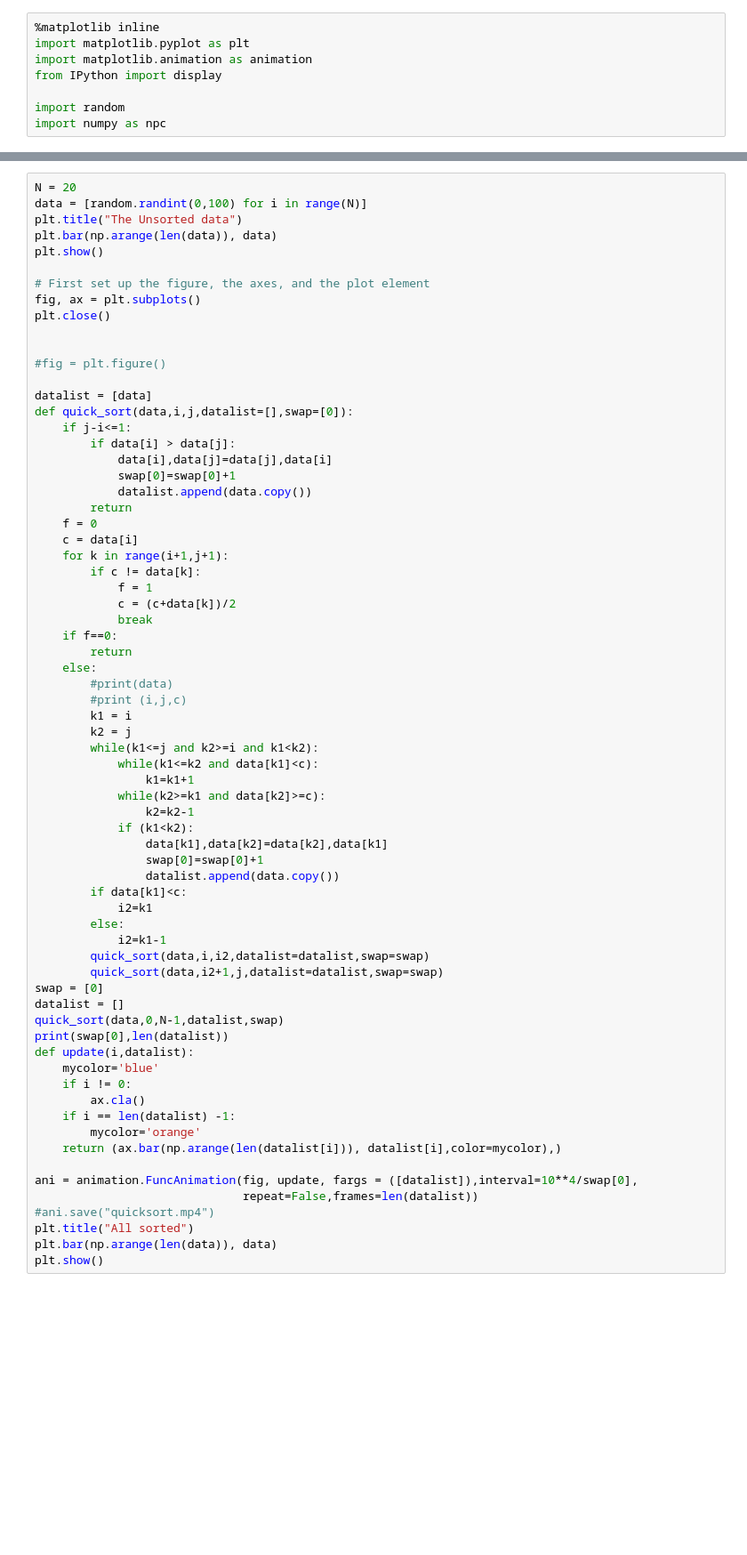
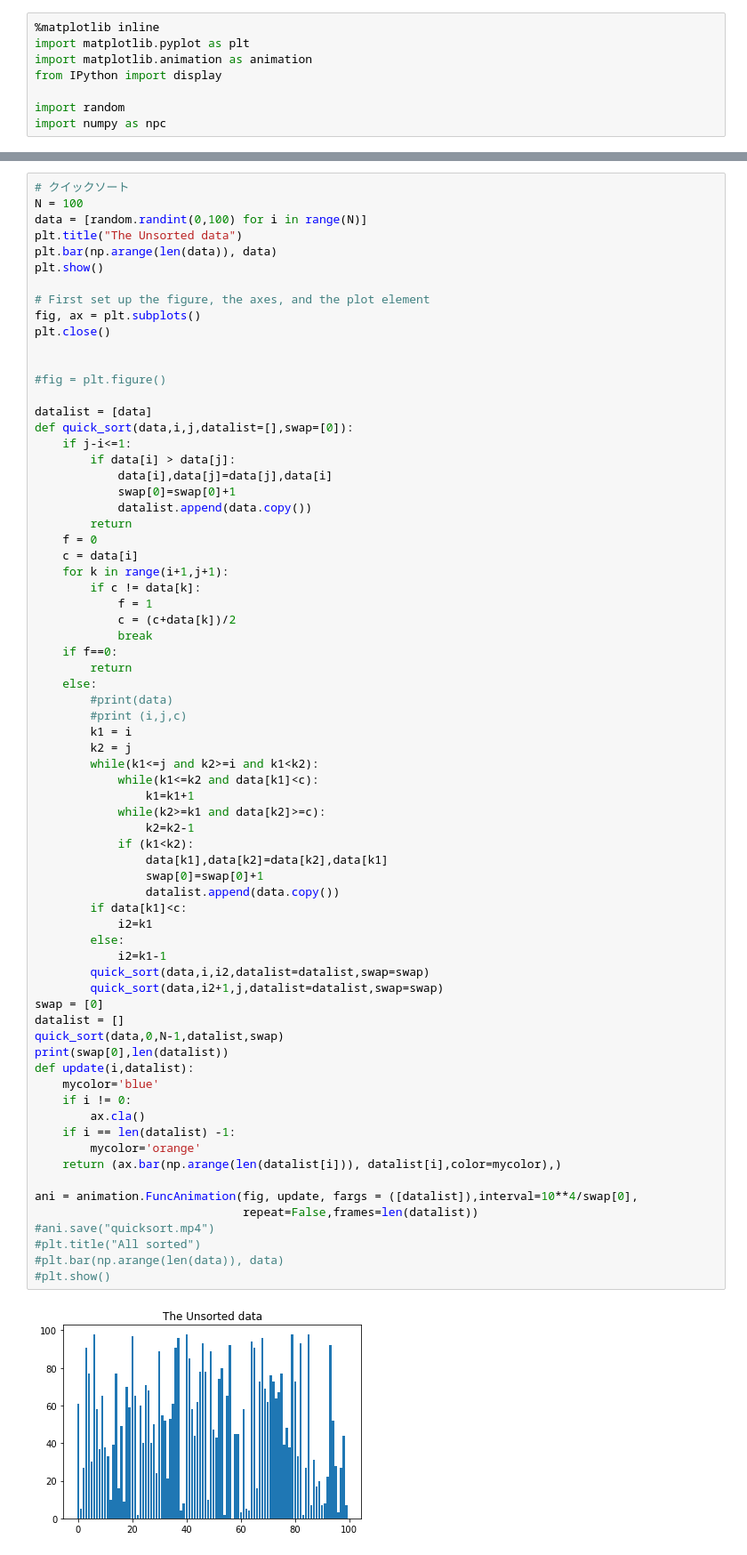
Before and after one commit to ritsumei-aoi/23jk1, a Jupyter notebook: 21jk1-sort.ipynb, the cells around one changed output, grey strips where cells are left out. Shown: that part at 89% size. Cells and saved outputs as stored; diff of their text form; blank space fills up the shorter version.

```diff
--- a/21jk1-sort.ipynb
+++ b/21jk1-sort.ipynb
@@ -78,5 +112,6 @@ HTML(ani.to_html5_video())
 # %%
-N = 20
+# クイックソート
+N = 100
 data = [random.randint(0,100) for i in range(N)]
 plt.title("The Unsorted data")
 plt.bar(np.arange(len(data)), data)
@@ -114,33 +149,35 @@ def quick_sort(data,i,j,datalist=[],swap=[0]):
         while(k1<=j and k2>=i and k1<k2):
             while(k1<=k2 and data[k1]<c):
                 k1=k1+1
             while(k2>=k1 and data[k2]>=c):
                 k2=k2-1
             if (k1<k2):
                 data[k1],data[k2]=data[k2],data[k1]
                 swap[0]=swap[0]+1
                 datalist.append(data.copy())
         if data[k1]<c:
             i2=k1
         else:
             i2=k1-1
         quick_sort(data,i,i2,datalist=datalist,swap=swap)
         quick_sort(data,i2+1,j,datalist=datalist,swap=swap)
 swap = [0]
 datalist = []
 quick_sort(data,0,N-1,datalist,swap)
 print(swap[0],len(datalist))
 def update(i,datalist):
     mycolor='blue'
     if i != 0:
         ax.cla()
     if i == len(datalist) -1:
         mycolor='orange'
     return (ax.bar(np.arange(len(datalist[i])), datalist[i],color=mycolor),)
 
 ani = animation.FuncAnimation(fig, update, fargs = ([datalist]),interval=10**4/swap[0],
                               repeat=False,frames=len(datalist))
 #ani.save("quicksort.mp4")
-plt.title("All sorted")
-plt.bar(np.arange(len(data)), data)
-plt.show()
+#plt.title("All sorted")
+#plt.bar(np.arange(len(data)), data)
+#plt.show()
+# %% [output]
+[figure, added]
```
Also changed, not shown: parts of 6 cells of this notebook.
